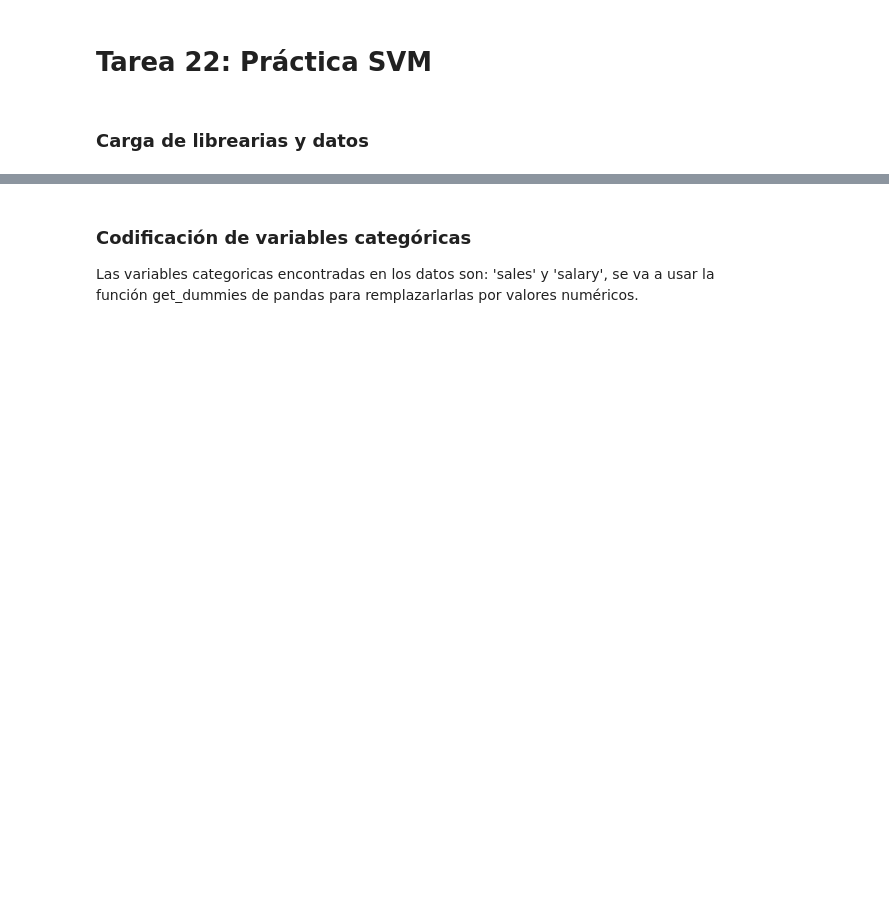
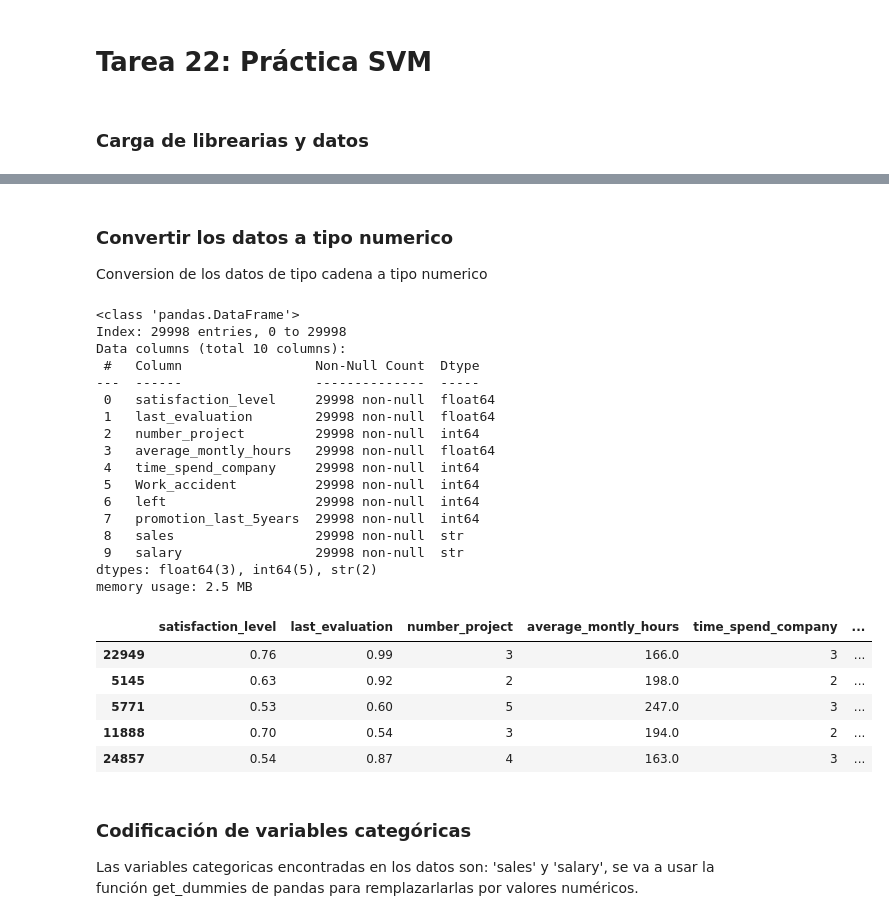
Before and after one commit to hhugoac/PythonForDataScience, a Jupyter notebook: Tarea22-CD-HectorHugoAlonzoCortez.ipynb, the cells around one changed output, grey strips where cells are left out. Saved outputs shown, nothing was run; the diff lists cells and outputs as text; code cells hidden in the pictures; blank space fills up the shorter version.

Commit message:
Homework22 this version has the solution from start to convert catgeorical variables

```diff
--- a/Tarea22-CD-HectorHugoAlonzoCortez.ipynb
+++ b/Tarea22-CD-HectorHugoAlonzoCortez.ipynb
@@ -50,3 +50,64 @@ memory usage: 1.1 MB
+# %% [markdown]
+### Convertir los datos a tipo numerico
+
+Conversion de los datos de tipo cadena a tipo numerico
+# %%
+data_frame = data_frame_original.copy()
+
+# Function to convert str values to numeric values
+def convert_to_numeric(df, column_name, type):
+    """ Function to convert usually str values to numeric values
+
+    Args:
+        df (DataFrame): DataFrame to be processed
+        column_name (str): Name of the column to be converted
+        type (str): Type to convert the column to (e.g., 'int', 'float')
+    Returns:
+        DataFrame: DataFrame with the specified column converted to numeric values
+    """
+
+    df = df[pd.to_numeric(df[column_name], errors='coerce').notnull()]
+    df[column_name] = df[column_name].astype(type)
+    return df
+
+# Apply the function to convert the columns 'satisfaction_level', 'last_evaluation', 'number_project', 'time_spend_company', 'Work_accident', 'promotion_last_5years',
+# and 'average_montly_hours', 'left',  to numeric values
+
+data_frame = convert_to_numeric(data_frame, 'satisfaction_level', 'float')
+data_frame = convert_to_numeric(data_frame, 'last_evaluation', 'float')
+data_frame = convert_to_numeric(data_frame, 'number_project', 'int')
+data_frame = convert_to_numeric(data_frame, 'time_spend_company', 'int')
+data_frame = convert_to_numeric(data_frame, 'Work_accident', 'int')
+data_frame = convert_to_numeric(data_frame, 'promotion_last_5years', 'int')
+data_frame = convert_to_numeric(data_frame, 'average_montly_hours', 'float')
+data_frame = convert_to_numeric(data_frame, 'left', 'int')
+
+data_frame.info()
+data_frame.sample(5)
+# %% [output]
+<class 'pandas.DataFrame'>
+Index: 29998 entries, 0 to 29998
+Data columns (total 10 columns):
+ #   Column                 Non-Null Count  Dtype
+---  ------                 --------------  -----
+ 0   satisfaction_level     29998 non-null  float64
+ 1   last_evaluation        29998 non-null  float64
+ 2   number_project         29998 non-null  int64
+ 3   average_montly_hours   29998 non-null  float64
+ 4   time_spend_company     29998 non-null  int64
+ 5   Work_accident          29998 non-null  int64
+ 6   left                   29998 non-null  int64
+ 7   promotion_last_5years  29998 non-null  int64
+ 8   sales                  29998 non-null  str
+ 9   salary                 29998 non-null  str
+dtypes: float64(3), int64(5), str(2)
+memory usage: 2.5 MB
+|  | satisfaction_level | last_evaluation | number_project | average_montly_hours | time_spend_company | ... |
+| 22949 | 0.76 | 0.99 | 3 | 166.0 | 3 | ... |
+| 5145 | 0.63 | 0.92 | 2 | 198.0 | 2 | ... |
+| 5771 | 0.53 | 0.60 | 5 | 247.0 | 3 | ... |
+| 11888 | 0.70 | 0.54 | 3 | 194.0 | 2 | ... |
+| 24857 | 0.54 | 0.87 | 4 | 163.0 | 3 | ... |
 # %% [markdown]
 ### Codificación de variables categóricas
 
```
Also changed, not shown: parts of 12 cells of this notebook.
